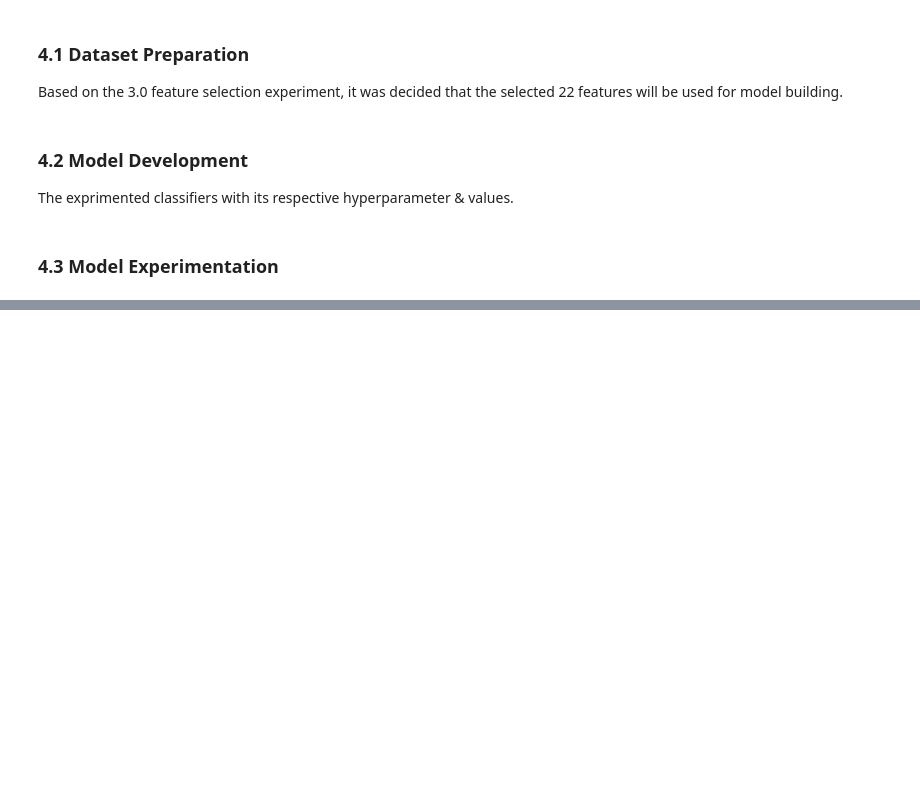
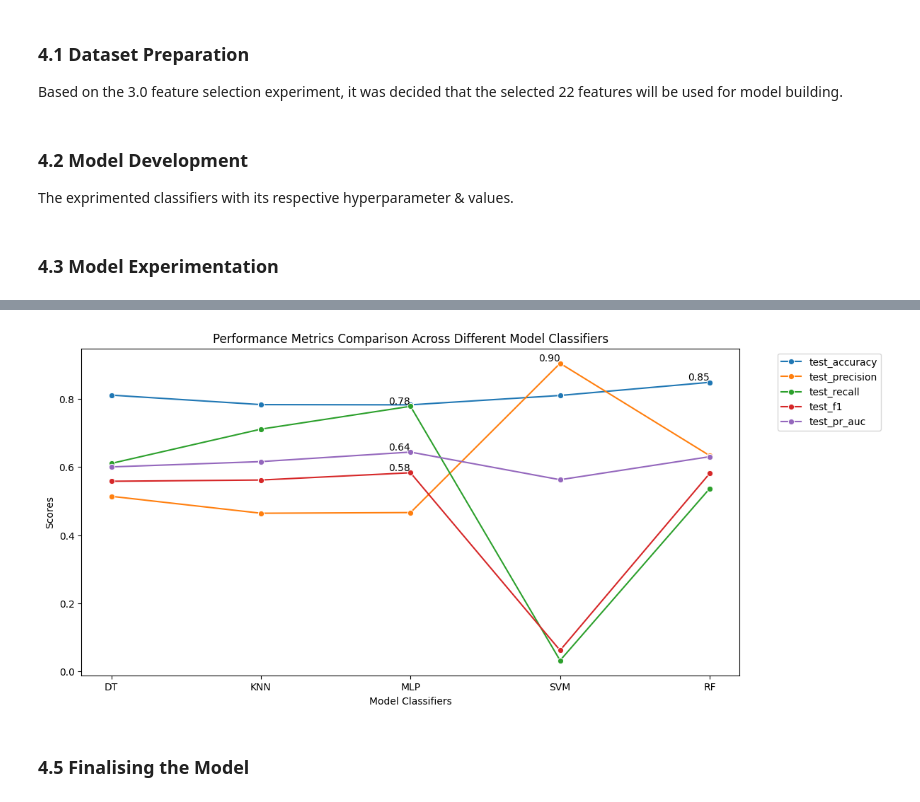
Before and after one commit to izzad2413/sustainable_ota, a Jupyter notebook: notebooks/4.0_model_experimentation.ipynb, the cells around one changed output, grey strips where cells are left out. Drawn from its saved outputs; the diff is of its cells as text; code cells hidden in the pictures; blank space fills up the shorter version.

```diff
--- a/notebooks/4.0_model_experimentation.ipynb
+++ b/notebooks/4.0_model_experimentation.ipynb
@@ -192,0 +267,36 @@ print(results_df)
+# %%
+# Filter data based on the specified conditions
+filtered_df = results_df[
+    ((results_df['classifier'] == 'SVM') & (results_df['feature_set'] == 'f_21')) |
+    ((results_df['classifier'] == 'RF') & (results_df['feature_set'] == 'f_21')) |
+    ((results_df['classifier'] == 'DT') & (results_df['feature_set'] == 'f_19')) |
+    ((results_df['classifier'] == 'KNN') & (results_df['feature_set'] == 'f_20')) |
+    ((results_df['classifier'] == 'MLP') & (results_df['feature_set'] == 'f_20'))
+]
+
+# Define the performance metrics
+metrics = ['test_accuracy', 'test_precision', 'test_recall', 'test_f1', 'test_pr_auc']
+
+# Set up the plot
+plt.figure(figsize=(12, 6))
+
+# Create a line for each metric and annotate the maximum value
+for metric in metrics:
+    sns.lineplot(data=filtered_df, x='classifier', y=metric, marker='o', linestyle='-', label=metric)
+    max_value = filtered_df[metric].max()
+    max_index = filtered_df[metric].idxmax()
+    max_model = filtered_df.loc[max_index, 'classifier']
+    plt.text(max_model, max_value, f'{max_value:.2f}', horizontalalignment='right', verticalalignment='bottom')
+
+# Set the labels
+plt.xlabel('Model Classifiers')
+plt.ylabel('Scores')
+plt.title('Performance Metrics Comparison Across Different Model Classifiers')
+plt.legend(bbox_to_anchor=(1.05, 1), loc='upper left')
+
+# Show the plot
+plt.show()
+# %% [output]
+[figure, added]
+# %% [markdown]
+### 4.5 Finalising the Model
```
Also changed, not shown: parts of 12 cells of this notebook.
